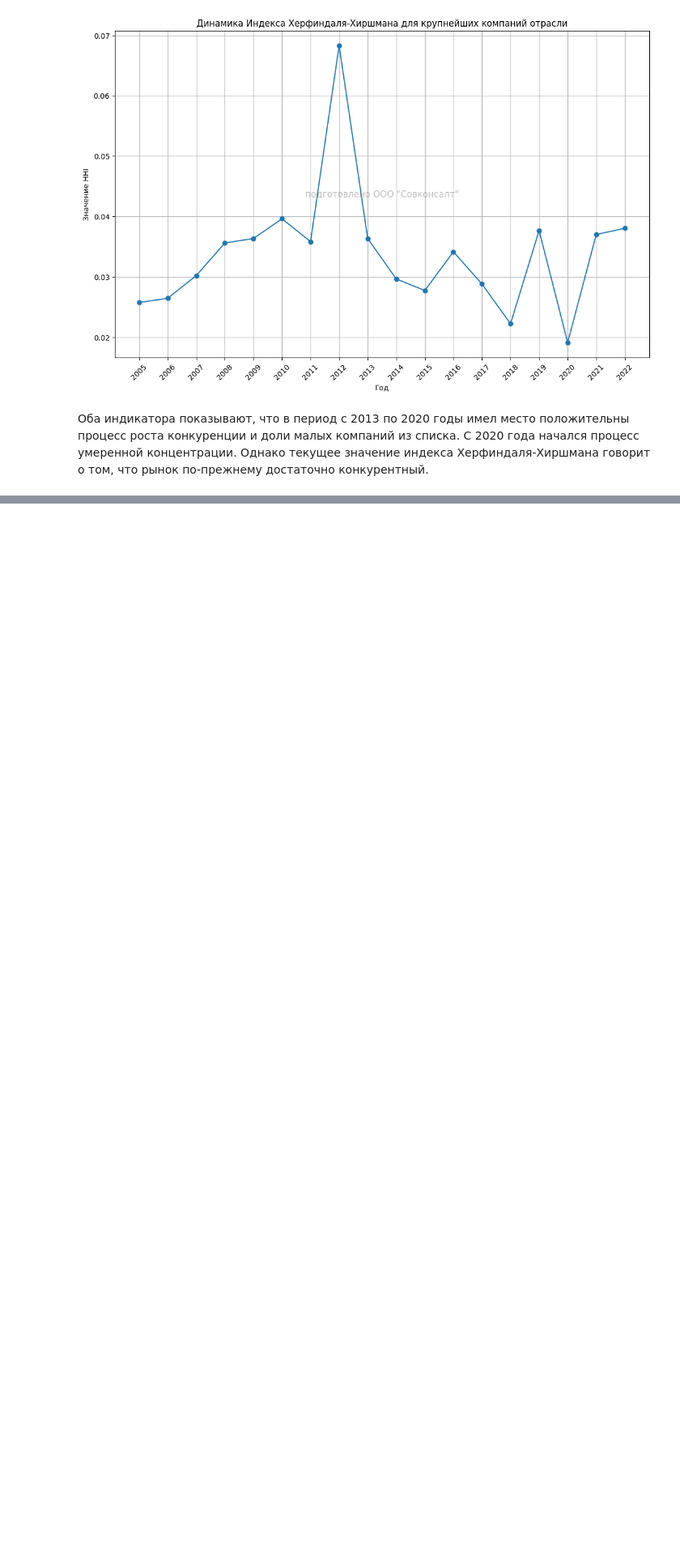
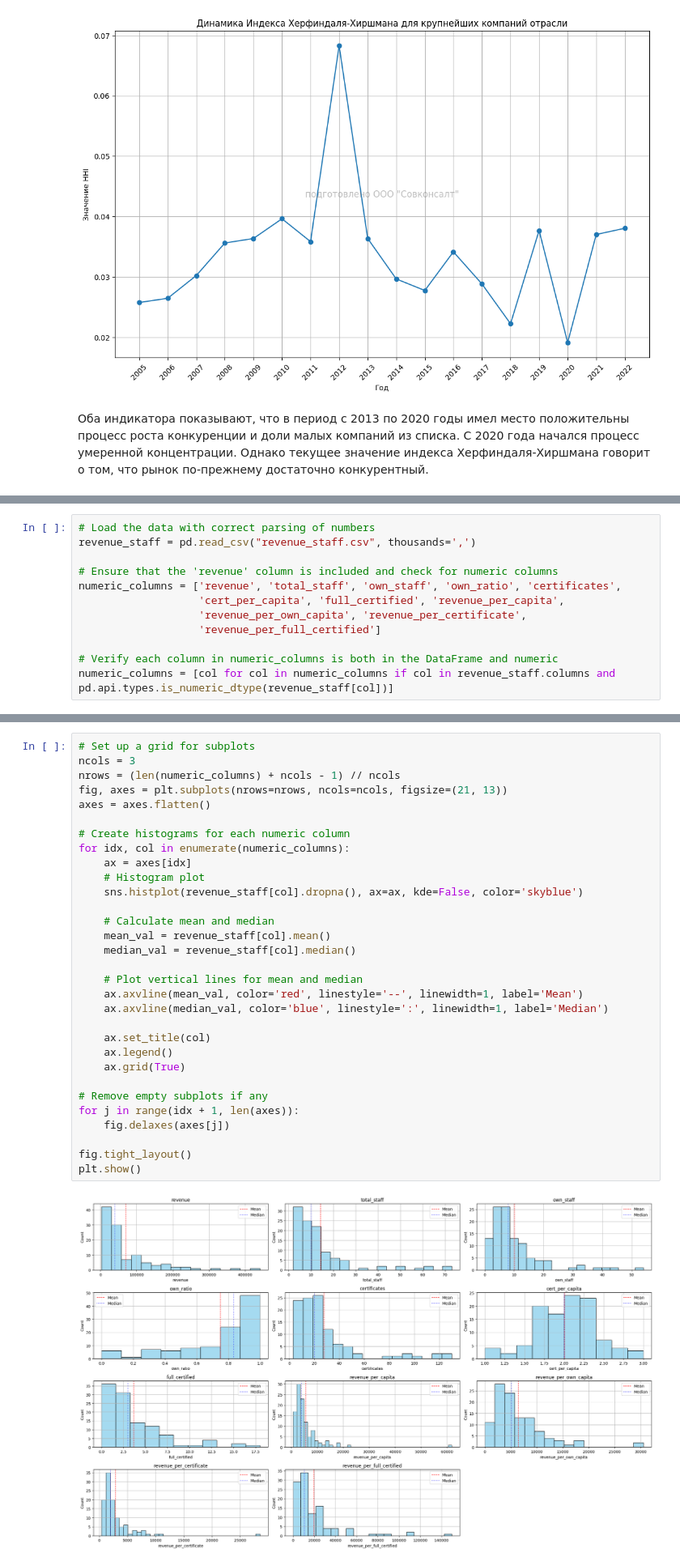
Before and after one commit to Kirill-Murashev/valuation_revenue_rus, a Jupyter notebook: revenue_in_valuation_rus.ipynb, the cells around one changed output, grey strips where cells are left out. Shown at 81% size. Drawn from its saved outputs; the diff is of its cells as text; blank space fills up the shorter version.

Commit message:
Staff issues were added

```diff
--- a/revenue_in_valuation_rus.ipynb
+++ b/revenue_in_valuation_rus.ipynb
@@ -436,0 +443,12 @@ plt.show()
+# %%
+# Load the data with correct parsing of numbers
+revenue_staff = pd.read_csv("revenue_staff.csv", thousands=',')
+
+# Ensure that the 'revenue' column is included and check for numeric columns
+numeric_columns = ['revenue', 'total_staff', 'own_staff', 'own_ratio', 'certificates',
+                   'cert_per_capita', 'full_certified', 'revenue_per_capita',
+                   'revenue_per_own_capita', 'revenue_per_certificate',
+                   'revenue_per_full_certified']
+
+# Verify each column in numeric_columns is both in the DataFrame and numeric
+numeric_columns = [col for col in numeric_columns if col in revenue_staff.columns and pd.api.types.is_numeric_dtype(revenue_staff[col])]
@@ -436,0 +471,33 @@ plt.show()
+# %%
+# Set up a grid for subplots
+ncols = 3
+nrows = (len(numeric_columns) + ncols - 1) // ncols
+fig, axes = plt.subplots(nrows=nrows, ncols=ncols, figsize=(21, 13))
+axes = axes.flatten()
+
+# Create histograms for each numeric column
+for idx, col in enumerate(numeric_columns):
+    ax = axes[idx]
+    # Histogram plot
+    sns.histplot(revenue_staff[col].dropna(), ax=ax, kde=False, color='skyblue')
+
+    # Calculate mean and median
+    mean_val = revenue_staff[col].mean()
+    median_val = revenue_staff[col].median()
+
+    # Plot vertical lines for mean and median
+    ax.axvline(mean_val, color='red', linestyle='--', linewidth=1, label='Mean')
+    ax.axvline(median_val, color='blue', linestyle=':', linewidth=1, label='Median')
+
+    ax.set_title(col)
+    ax.legend()
+    ax.grid(True)
+
+# Remove empty subplots if any
+for j in range(idx + 1, len(axes)):
+    fig.delaxes(axes[j])
+
+fig.tight_layout()
+plt.show()
+# %% [output]
+[figure, added]
```
Also changed, not shown: parts of 10 cells of this notebook, 1 other file.
